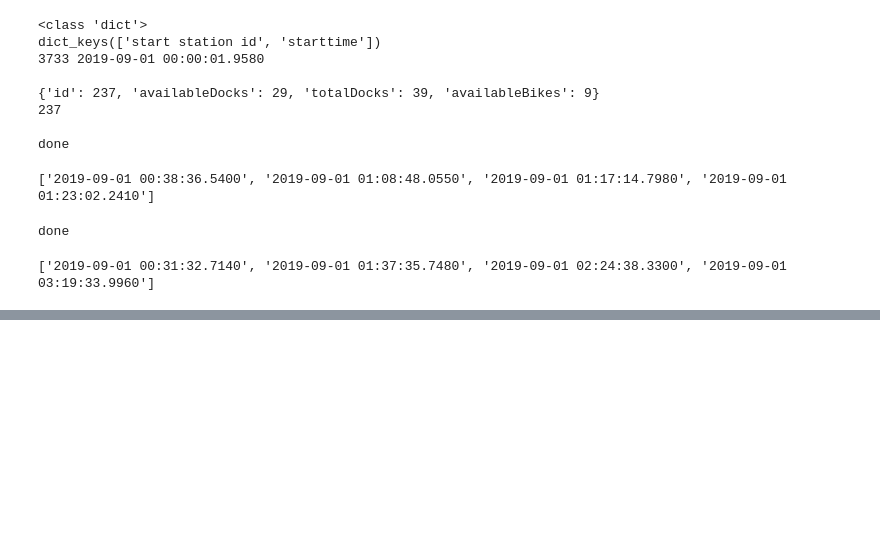
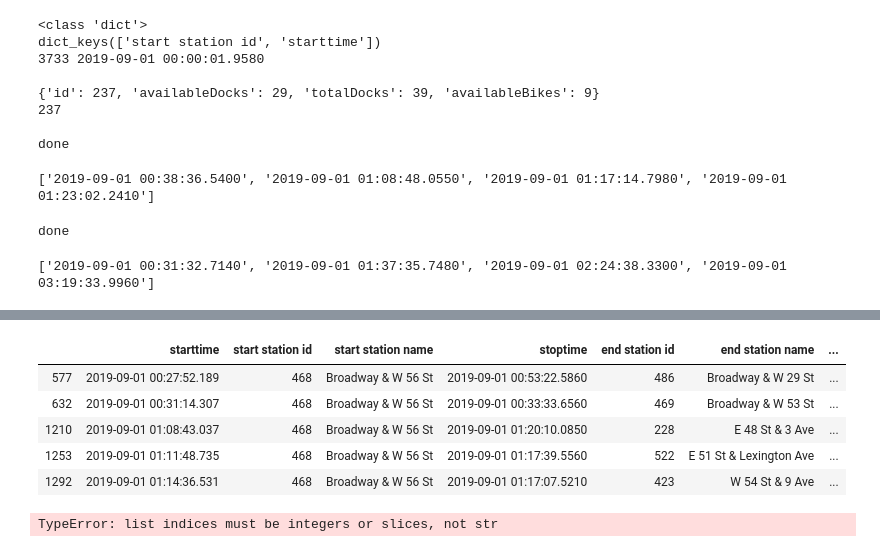
Before and after one commit to jimetony/Capstone_Project_1, a Jupyter notebook: Capstone Project Jupyter Notebook.ipynb, the cells around one changed output, grey strips where cells are left out. Saved outputs shown, nothing was run; the diff lists cells and outputs as text; code cells hidden in the pictures; blank space fills up the shorter version.

```diff
--- a/Capstone Project Jupyter Notebook.ipynb
+++ b/Capstone Project Jupyter Notebook.ipynb
@@ -252,0 +265,9 @@ print(id_dict[301]['stoptime'][0:4])
+# %%
+# sort by start station id -> create new df -> sort by start time -> extract time format
+
+sorted_start_data = new_data.sort_values(by=['start station id', 'starttime'])
+
+#look up the station id 468 info
+station_id_sort = sorted_start_data.loc[sorted_start_data['start station id'] == 468]
+
+print(station_id_sort)
@@ -252,0 +314,14 @@ print(id_dict[301]['stoptime'][0:4])
+# %%
+station_id_sort['starttime'] = pd.to_datetime(station_id_sort['starttime'])
+
+station_id_sort['start_hour'] = station_id_sort['starttime'].dt.hour
+
+station_id_sort['Start_day_of_week'] = station_id_sort['starttime'].dt.dayofweek
+
+"""
+# extracting date from timestamp
+station_id_sort['Start Date'] = [datetime.datetime.date(d) for d in station_id_sort['starttime']]
+
+# extracting time from timestamp
+station_id_sort['Start Time'] = [datetime.datetime.time(d) for d in station_id_sort['starttime']]
+"""
@@ -252,0 +357,13 @@ print(id_dict[301]['stoptime'][0:4])
+# %%
+station_id_sort.head()
+# %% [output]
+|  | starttime | start station id | start station name | stoptime | end station id | end station name | ... |
+| 577 | 2019-09-01 00:27:52.189 | 468 | Broadway & W 56 St | 2019-09-01 00:53:22.5860 | 486 | Broadway & W 29 St | ... |
+| 632 | 2019-09-01 00:31:14.307 | 468 | Broadway & W 56 St | 2019-09-01 00:33:33.6560 | 469 | Broadway & W 53 St | ... |
+| 1210 | 2019-09-01 01:08:43.037 | 468 | Broadway & W 56 St | 2019-09-01 01:20:10.0850 | 228 | E 48 St & 3 Ave | ... |
+| 1253 | 2019-09-01 01:11:48.735 | 468 | Broadway & W 56 St | 2019-09-01 01:17:39.5560 | 522 | E 51 St & Lexington Ave | ... |
+| 1292 | 2019-09-01 01:14:36.531 | 468 | Broadway & W 56 St | 2019-09-01 01:17:07.5210 | 423 | W 54 St & 9 Ave | ... |
+# %%
+station_id_sort.groupby(['Start_day_of_week']['start_hour']).size()
+# %% [output]
+TypeError: list indices must be integers or slices, not str
```
Also changed, not shown: parts of 9 cells of this notebook.
